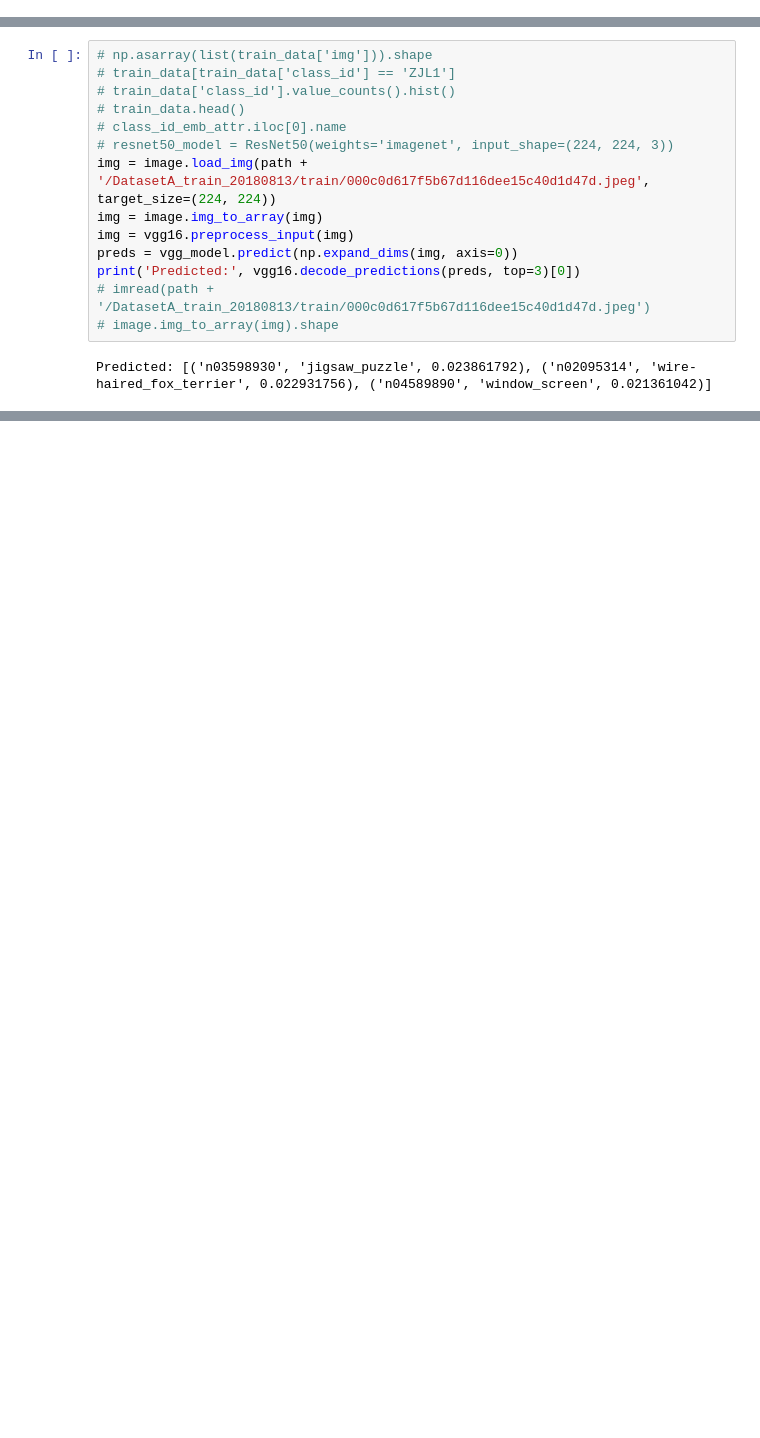
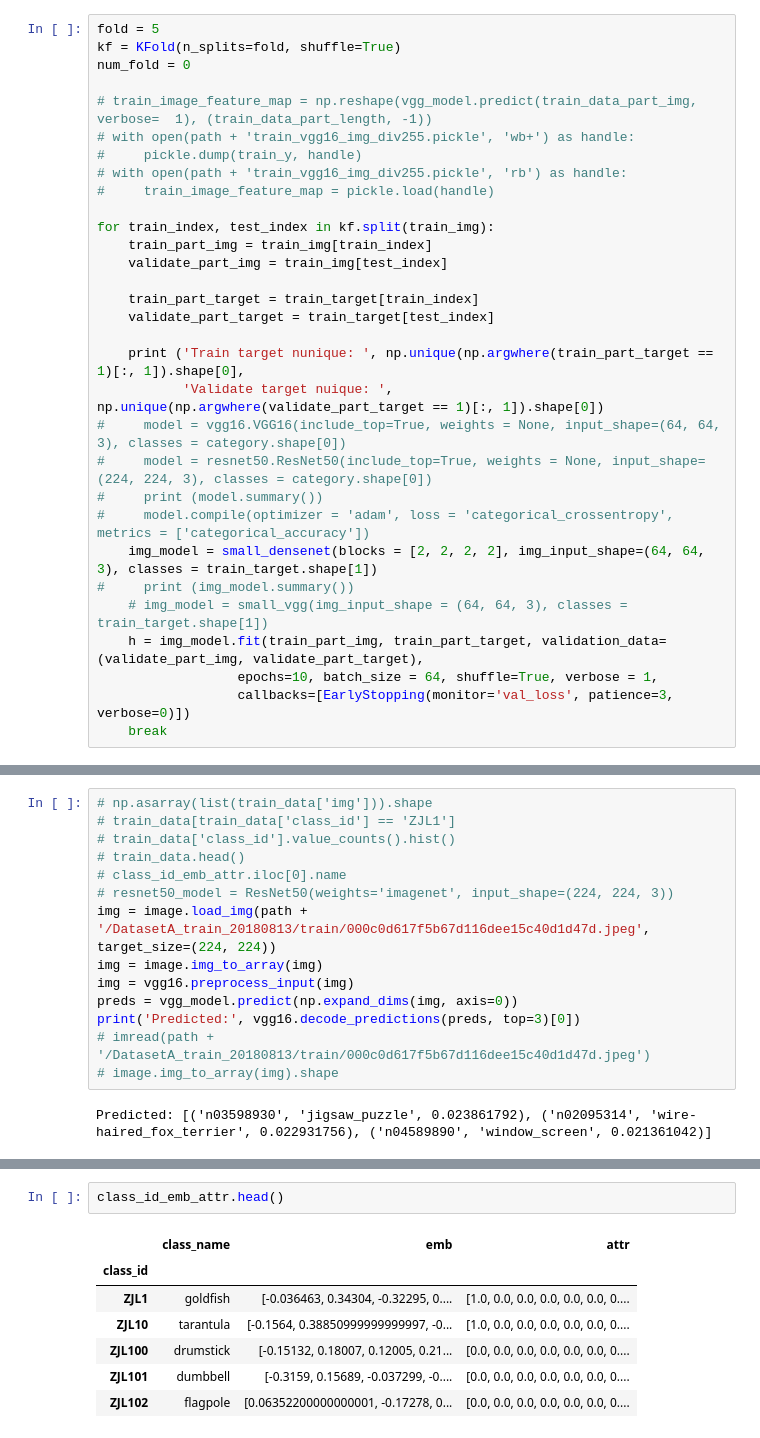
Before and after one commit to ifuding/TC, a Jupyter notebook: ZJC/Code/EmbAttrToImagFeaturesClean-Copy1.ipynb, the cells around one changed output, grey strips where cells are left out. Cells and saved outputs as stored; diff of their text form; blank space fills up the shorter version.

```diff
--- a/ZJC/Code/EmbAttrToImagFeaturesClean-Copy1.ipynb
+++ b/ZJC/Code/EmbAttrToImagFeaturesClean-Copy1.ipynb
@@ -238,0 +224,31 @@ img_model.save(path + '/small_vgg.h5')
+# %%
+fold = 5
+kf = KFold(n_splits=fold, shuffle=True)
+num_fold = 0
+
+# train_image_feature_map = np.reshape(vgg_model.predict(train_data_part_img, verbose=  1), (train_data_part_length, -1))
+# with open(path + 'train_vgg16_img_div255.pickle', 'wb+') as handle:
+#     pickle.dump(train_y, handle)
+# with open(path + 'train_vgg16_img_div255.pickle', 'rb') as handle:
+#     train_image_feature_map = pickle.load(handle)
+
+for train_index, test_index in kf.split(train_img):
+    train_part_img = train_img[train_index]
+    validate_part_img = train_img[test_index]
+
+    train_part_target = train_target[train_index]
+    validate_part_target = train_target[test_index]
+
+    print ('Train target nunique: ', np.unique(np.argwhere(train_part_target == 1)[:, 1]).shape[0],
+           'Validate target nuique: ', np.unique(np.argwhere(validate_part_target == 1)[:, 1]).shape[0])
+#     model = vgg16.VGG16(include_top=True, weights = None, input_shape=(64, 64, 3), classes = category.shape[0])
+#     model = resnet50.ResNet50(include_top=True, weights = None, input_shape=(224, 224, 3), classes = category.shape[0])
+#     print (model.summary())
+#     model.compile(optimizer = 'adam', loss = 'categorical_crossentropy', metrics = ['categorical_accuracy'])
+    img_model = small_densenet(blocks = [2, 2, 2, 2], img_input_shape=(64, 64, 3), classes = train_target.shape[1])
+#     print (img_model.summary())
+    # img_model = small_vgg(img_input_shape = (64, 64, 3), classes = train_target.shape[1])
+    h = img_model.fit(train_part_img, train_part_target, validation_data=(validate_part_img, validate_part_target),
+                  epochs=10, batch_size = 64, shuffle=True, verbose = 1,
+                  callbacks=[EarlyStopping(monitor='val_loss', patience=3, verbose=0)])
+    break
@@ -451,0 +634,10 @@ print("witch is : "+ str(dis_list.index(min(dis_list))) + " and min dis = " + st
+# %%
+class_id_emb_attr.head()
+# %% [output]
+|  | class_name | emb | attr |
+| class_id |  |  |  |
+| ZJL1 | goldfish | [-0.036463, 0.34304, -0.32295, 0.... | [1.0, 0.0, 0.0, 0.0, 0.0, 0.0, 0.... |
+| ZJL10 | tarantula | [-0.1564, 0.38850999999999997, -0... | [1.0, 0.0, 0.0, 0.0, 0.0, 0.0, 0.... |
+| ZJL100 | drumstick | [-0.15132, 0.18007, 0.12005, 0.21... | [0.0, 0.0, 0.0, 0.0, 0.0, 0.0, 0.... |
+| ZJL101 | dumbbell | [-0.3159, 0.15689, -0.037299, -0.... | [0.0, 0.0, 0.0, 0.0, 0.0, 0.0, 0.... |
+| ZJL102 | flagpole | [0.06352200000000001, -0.17278, 0... | [0.0, 0.0, 0.0, 0.0, 0.0, 0.0, 0.... |
```
Also changed, not shown: parts of 16 cells of this notebook, 2 other files.
